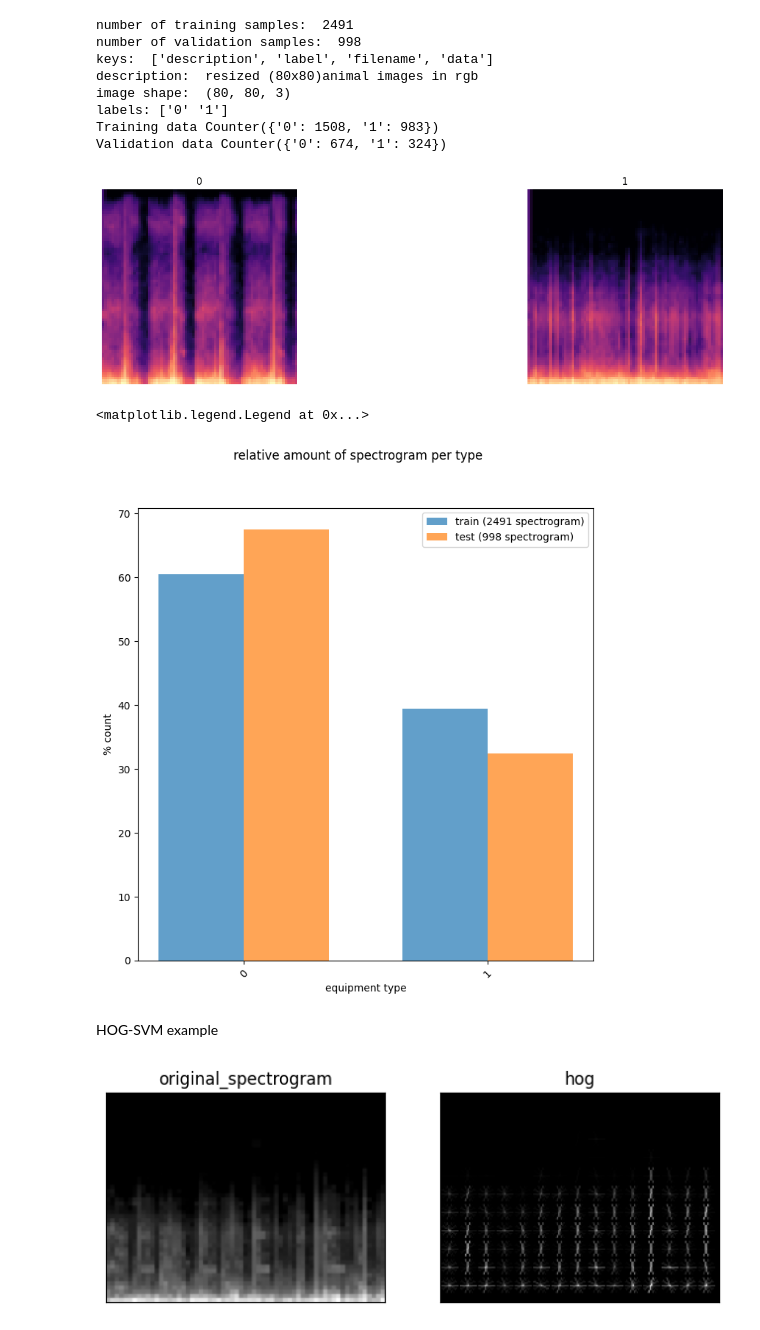
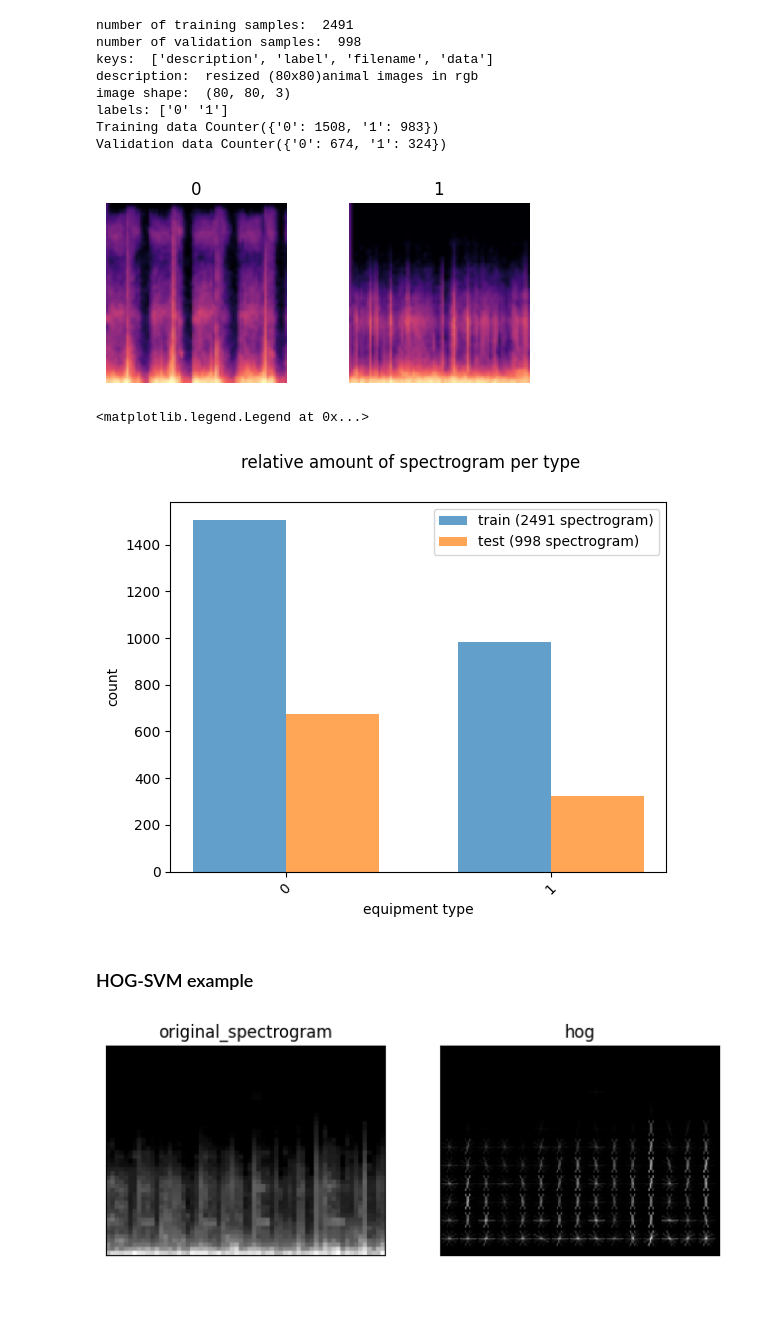
Before and after one commit to loukra/Respiratory_Disease_Classification, a Jupyter notebook: JNotebooks/Model/svm_model.ipynb, the cells around one changed output. Saved outputs shown, nothing was run; the diff lists cells and outputs as text; code cells hidden in the pictures; blank space fills up the shorter version.

```diff
--- a/JNotebooks/Model/svm_model.ipynb
+++ b/JNotebooks/Model/svm_model.ipynb
@@ -87,22 +90,22 @@ Validation data Counter({'0': 674, '1': 324})
 # %%
 # use np.unique to get all unique values in the list of labels
 labels = np.unique(data_train['label'])
 
 # set up the matplotlib figure and axes, based on the number of labels
 fig, axes = plt.subplots(1, len(labels))
-fig.set_size_inches(15,4)
+fig.set_size_inches(5,3)
 fig.tight_layout()
 
 # make a plot for every label (equipment) type. The index method returns the
 # index of the first item corresponding to its search string, label in this case
 for ax, label in zip(axes, labels):
     idx = data_train['label'].index(label)
 
     ax.imshow(data_train['data'][idx])
     ax.axis('off')
     ax.set_title(label)
 # %% [output]
-[figure, old version]
+[figure, new version]
 # %%
 # Define Train-Test, use validation data for testing
 X_train = np.array(data_train['data'])
@@ -147,17 +142,17 @@ def plot_bar(y, loc='left', relative=True):
     plt.ylabel(ylabel_text)
 
 plt.suptitle('relative amount of spectrogram per type')
-plot_bar(y_train, loc='left')
-plot_bar(y_test, loc='right')
+plot_bar(y_train, loc='left', relative=False)
+plot_bar(y_test, loc='right', relative=False)
 plt.legend([
     'train ({0} spectrogram)'.format(len(y_train)),
     'test ({0} spectrogram)'.format(len(y_test))
 ])
 # %% [output]
 <matplotlib.legend.Legend at 0x...>
-[figure, old version]
+[figure, new version]
 # %% [markdown]
-HOG-SVM example
+### HOG-SVM example
 # %%
 img_path = "../../data/images/90-10_split/test/health_0/0_f1_3464.png"
 
```
Also changed, not shown: parts of 7 cells of this notebook, 1 other file.
